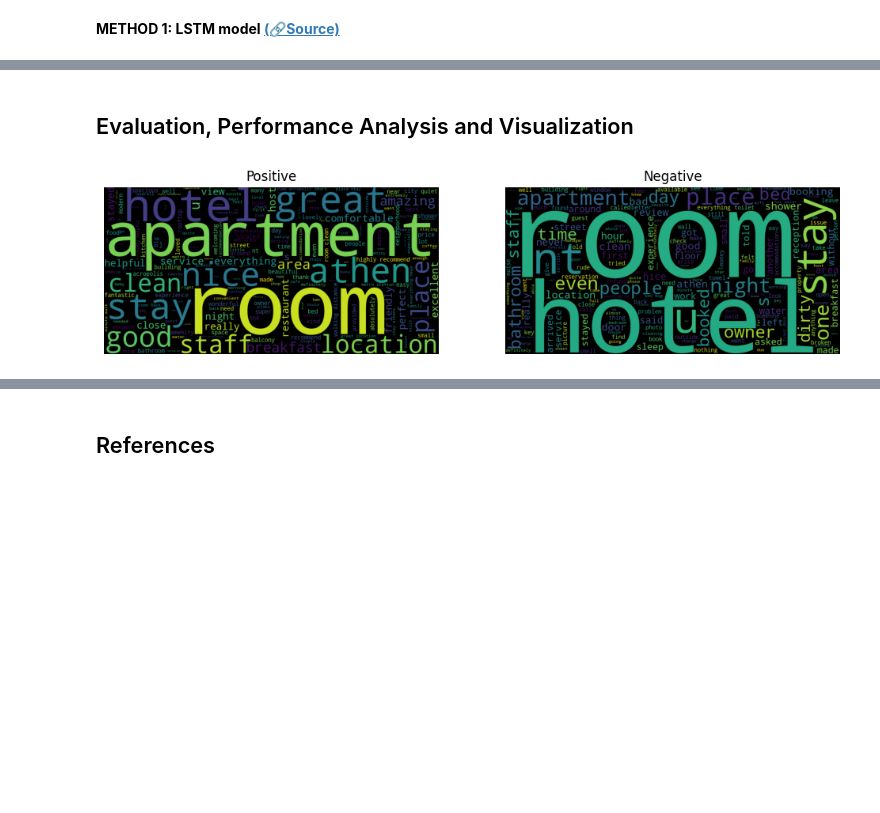
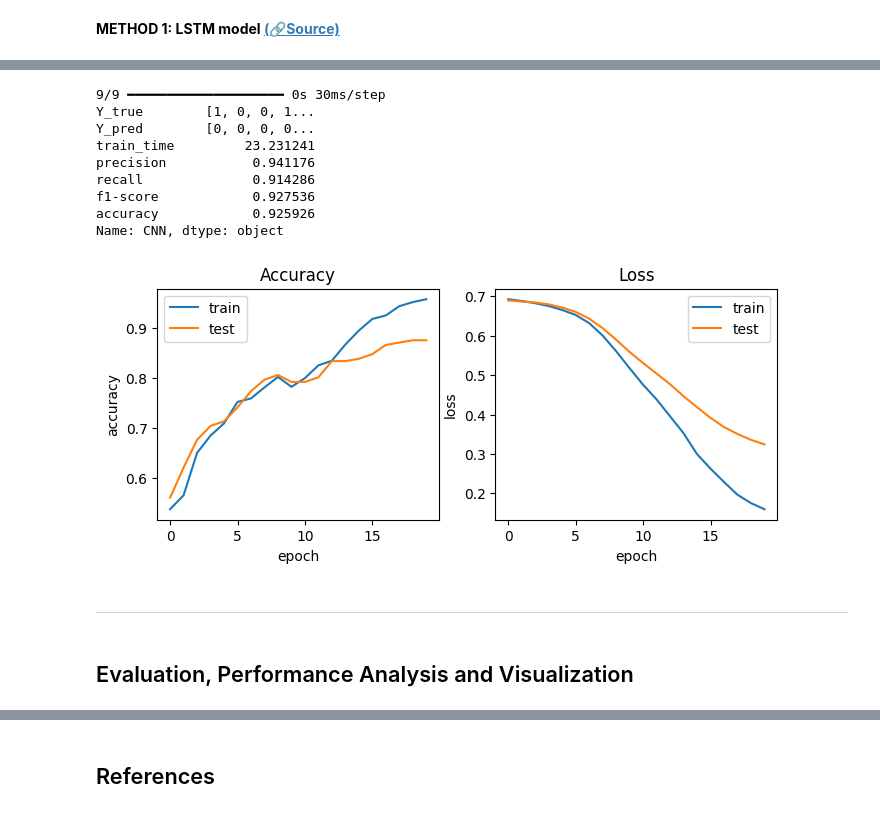
Before and after one commit to pbozoglou/Sentiment-Analysis-applied-in-the-hospitality-domain, a Jupyter notebook: app/main.ipynb, the cells around one changed output, grey strips where cells are left out. Saved outputs shown, nothing was run; the diff lists cells and outputs as text; code cells hidden in the pictures; blank space fills up the shorter version.

```diff
--- a/app/main.ipynb
+++ b/app/main.ipynb
@@ -800,0 +450,15 @@ weighted avg       0.91      0.91      0.91       102
+# %%
+cnn_model = tf.keras.Sequential([
+    tf.keras.layers.Input(shape=(maxlen,), dtype=tf.int32),
+    tf.keras.layers.Embedding(max_features,embedding_dims),
+    tf.keras.layers.Conv1D(250, 3, padding='valid', activation='relu'),
+    tf.keras.layers.Dropout(0.4),
+    tf.keras.layers.GlobalMaxPooling1D(),
+    tf.keras.layers.Dense(250, activation='relu'),
+    tf.keras.layers.Dropout(0.4),
+    tf.keras.layers.Dense(1, activation='sigmoid')
+])
+
+cnn_model.compile(optimizer=tf.keras.optimizers.Adam(learning_rate=1e-4),
+                  loss='binary_crossentropy', metrics=['accuracy'])
+cnn_model.summary()
@@ -800,0 +488,10 @@ weighted avg       0.91      0.91      0.91       102
+# %%
+t1=time.time()
+history = cnn_model.fit(
+    x_train, y_train,
+    validation_split=0.2,
+    epochs=20,
+    batch_size=32,
+    verbose=1
+)
+all_models_results.loc['CNN','train_time'] = time.time()-t1
@@ -801,19 +522,29 @@ weighted avg       0.91      0.91      0.91       102
+# %%
+name = 'CNN'
+
+preds = cnn_model.predict(x_test).round().astype(int).flatten()
+
+all_models_results.loc[name,'Y_true'] = y_test
+all_models_results.loc[name,'Y_pred'] = preds
+all_models_results.loc[name,'precision'] = sklearn.metrics.precision_score(y_test,preds)
+all_models_results.loc[name,'recall'] = sklearn.metrics.recall_score(y_test,preds)
+all_models_results.loc[name,'f1-score'] = sklearn.metrics.f1_score(y_test,preds)
+all_models_results.loc[name,'accuracy'] = sklearn.metrics.accuracy_score(y_test,preds)
+print(all_models_results.T['CNN'])
+confusion_matrix(y_test,preds)
+plot_hist(history)
+# %% [output]
+9/9 ━━━━━━━━━━━━━━━━━━━━ 0s 30ms/step
+Y_true        [1, 0, 0, 1...
+Y_pred        [0, 0, 0, 0...
+train_time         23.231241
+precision           0.941176
+recall              0.914286
+f1-score            0.927536
+accuracy            0.925926
+Name: CNN, dtype: object
+[figure, added]
+# %% [markdown]
+---
 # %% [markdown]
 ## Evaluation, Performance Analysis and Visualization
-# %%
-# **Word cloud of positive and negative reviews**
-positive_reviews = ' '.join(dataset[dataset.sentiment == 'positive'].review_text_cleaned)
-negative_reviews = ' '.join(dataset[dataset.sentiment == 'negative'].review_text_cleaned)
-
-wordcloud_pos = WordCloud(width=800, height=400).generate(positive_reviews)
-wordcloud_neg = WordCloud(width=800, height=400).generate(negative_reviews)
-
-fig, axis = plt.subplots(1,2,figsize=(12,3))
-axis[0].imshow(wordcloud_pos)
-axis[0].axis('off')
-axis[0].set_title('Positive')
-axis[1].imshow(wordcloud_neg)
-axis[1].axis('off')
-axis[1].set_title('Negative');
-# %% [output]
-[figure, removed]
```
Also changed, not shown: parts of 134 cells of this notebook, 2 other files.
